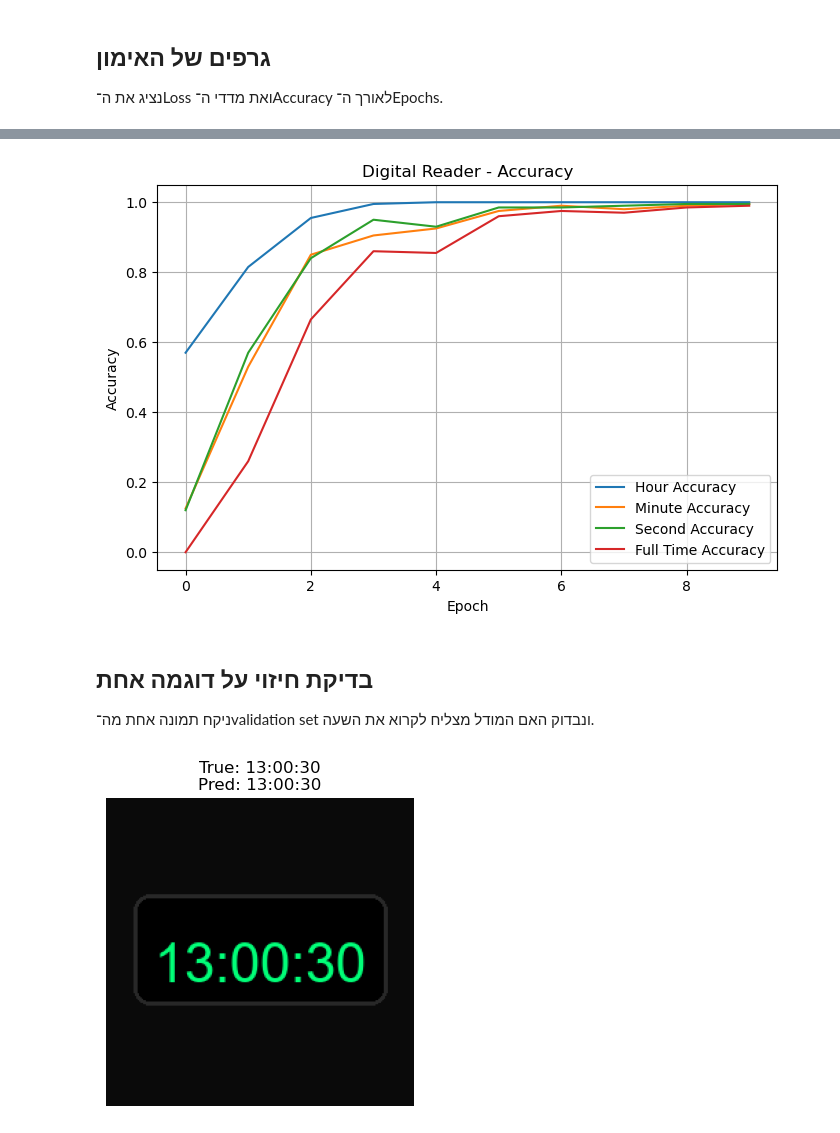
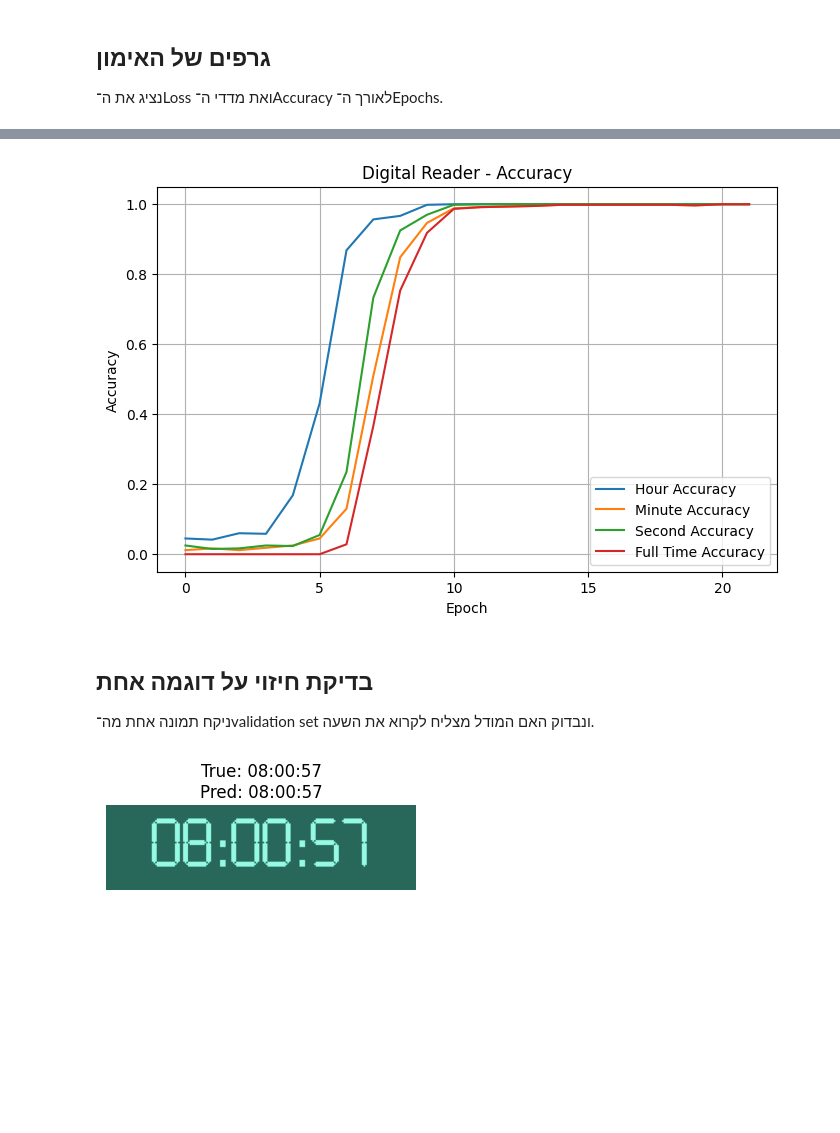
Before and after one commit to aviyaohayon634/clocks_dl_project, a Jupyter notebook: Stage2_train_digital_reader.ipynb, the cells around one changed output, grey strips where cells are left out. Drawn from its saved outputs; the diff is of its cells as text; code cells hidden in the pictures; blank space fills up the shorter version.

Commit message:
Added more clock designs

```diff
--- a/Stage2_train_digital_reader.ipynb
+++ b/Stage2_train_digital_reader.ipynb
@@ -26,12 +26,11 @@ from sklearn.model_selection import train_test_split
 
 כאן נגדיר איפה נמצא הדאטה, כמה דוגמאות נעבד בכל Batch, כמה Epochs נאמן, ומהו ה־Device שבו נשתמש: GPU אם קיים, אחרת CPU.
 # %%
-BASE_DIR = Path("clock_project")
-DATA_DIR = BASE_DIR / "data"
-LABELS_PATH = DATA_DIR / "labels.csv"
+BASE_DIR = Path(".")
+LABELS_PATH = BASE_DIR / "clock_times.csv"
 
 BATCH_SIZE = 32
-EPOCHS = 10
+EPOCHS = 22
 LEARNING_RATE = 0.001
 
 DEVICE = torch.device("cuda" if torch.cuda.is_available() else "cpu")
@@ -116,7 +116,8 @@ class DigitalClockDataset(Dataset):
     def __getitem__(self, idx):
         row = self.df.iloc[idx]
 
-        image_path = row["digital_image_path"]
+        # Use 'filename' column from the digital clock dataset
+        image_path = row["filename"]
         image = Image.open(image_path).convert("RGB")
 
         if self.transform:
@@ -419,7 +433,7 @@ plt.legend()
 plt.grid(True)
 plt.show()
 # %% [output]
-[figure, old version]
+[figure, new version]
 # %% [markdown]
 ## בדיקת חיזוי על דוגמה אחת
 
@@ -427,29 +441,29 @@ plt.show()
 # %%
 model.eval()
 
 sample = val_df.sample(1).iloc[0]
-image = Image.open(sample["digital_image_path"]).convert("RGB")
+image = Image.open(sample["filename"]).convert("RGB")
 
 input_tensor = transform(image).unsqueeze(0).to(DEVICE)
 
 with torch.no_grad():
     pred_hour, pred_minute, pred_second = model(input_tensor)
 
 pred_hour = torch.argmax(pred_hour, dim=1).item()
 pred_minute = torch.argmax(pred_minute, dim=1).item()
 pred_second = torch.argmax(pred_second, dim=1).item()
 
 true_hour = int(sample["hour"])
 true_minute = int(sample["minute"])
 true_second = int(sample["second"])
 
 plt.figure(figsize=(4, 4))
 plt.imshow(image)
 plt.axis("off")
 plt.title(
     f"True: {true_hour:02d}:{true_minute:02d}:{true_second:02d}\n"
     f"Pred: {pred_hour:02d}:{pred_minute:02d}:{pred_second:02d}"
 )
 plt.show()
 # %% [output]
-[figure, old version]
+[figure, new version]
```
Also changed, not shown: parts of 9 cells of this notebook, 11 other files.
